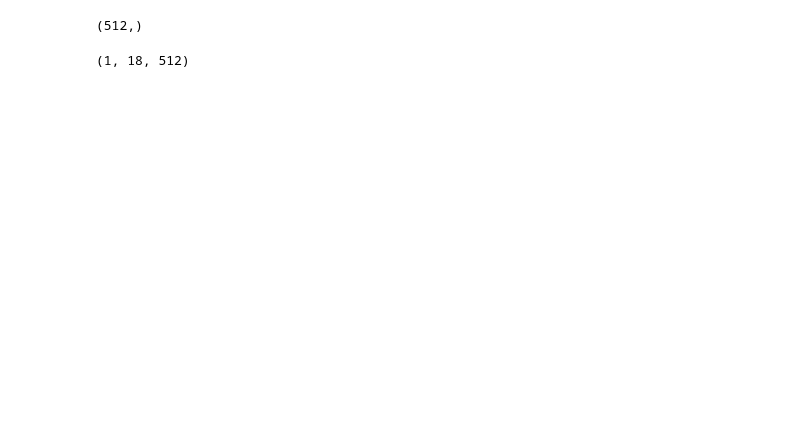
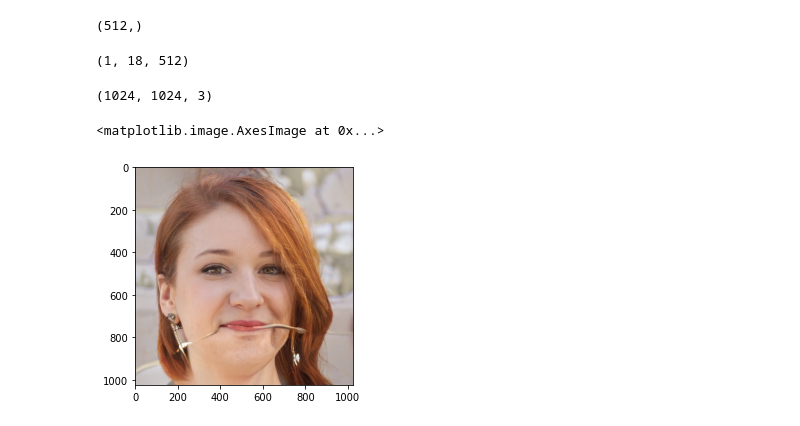
Before and after one commit to DipanshuShukla/Slider-based-Control-GAN, a Jupyter notebook: StyleGANtest.ipynb, the cells around one changed output. Saved outputs shown, nothing was run; the diff lists cells and outputs as text; code cells hidden in the pictures; blank space fills up the shorter version.

Commit message:
Image generator created

```diff
--- a/StyleGANtest.ipynb
+++ b/StyleGANtest.ipynb
@@ -27,8 +28,9 @@ def seed2vec(G, seed):
   return np.random.RandomState(seed).randn(1, G.z_dim)
 # %%
 tflib.init_tf()
-
-with open('./models/pretrained/stylegan2-ffhq-config-f.pkl', 'rb') as f:
+#pkl_ = "./models/pretrained/stylegan2-car-config-f.pkl"
+pkl_ = './models/pretrained/stylegan2-ffhq-config-f.pkl'
+with open(pkl_, 'rb') as f:
     _G, _D, Gs = pickle.load(f)
 # %% [output]
 Setting up TensorFlow plugin "fused_bias_act.cu": Preprocessing... Loading... Done.
@@ -73,3 +59,21 @@ w = Gs.components.mapping.run(z, None)
 w.shape
 # %% [output]
 (1, 18, 512)
+# %%
+Gs_syn_kwargs = dnnlib.EasyDict()
+Gs_syn_kwargs.output_transform = dict(func=tflib.convert_images_to_uint8, nchw_to_nhwc=True)
+Gs_syn_kwargs.randomize_noise = False
+Gs_syn_kwargs.minibatch_size = 4
+
+# generating images
+all_images = Gs.components.synthesis.run(w, **Gs_syn_kwargs)
+# %%
+all_images[0].shape
+# %% [output]
+(1024, 1024, 3)
+# %%
+import matplotlib.pyplot as plt
+plt.imshow(all_images[0])
+# %% [output]
+<matplotlib.image.AxesImage at 0x...>
+[figure, added]
```
Also changed, not shown: parts of 4 cells of this notebook, 2 other files.
